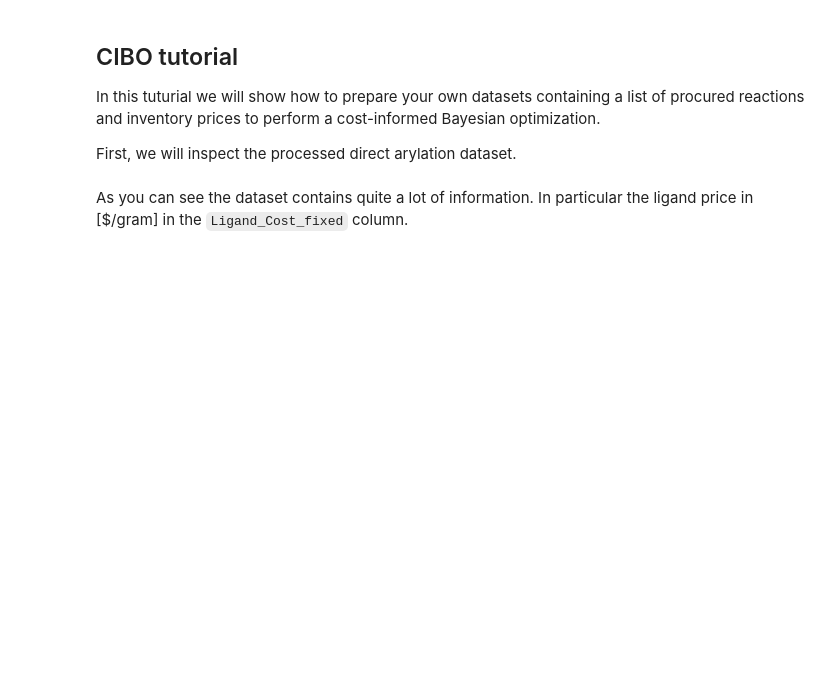
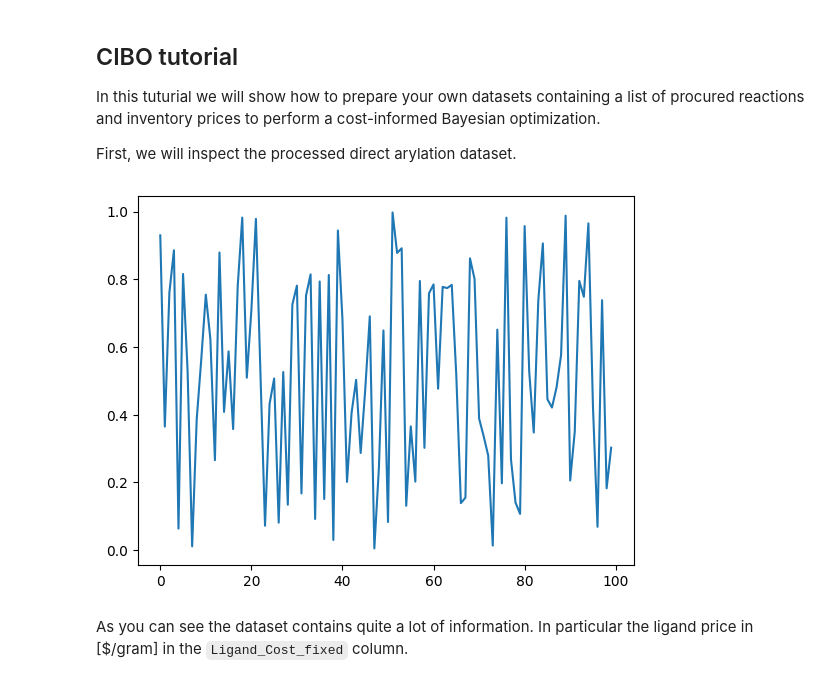
Before and after one commit to lcmd-epfl/cibo, a Jupyter notebook: tutorial.ipynb, the cells around one changed output. Saved outputs shown, nothing was run; the diff lists cells and outputs as text; code cells hidden in the pictures; blank space fills up the shorter version.

```diff
--- a/tutorial.ipynb
+++ b/tutorial.ipynb
@@ -29,6 +31,14 @@ from experiments import (
 
 
 reaction_data = directaryl()
+# %%
+
+import matplotlib.pyplot as plt
+
+plt.plot(np.arange(0, 100), np.random.rand(100))
+plt.show()
+# %% [output]
+[figure, added]
 # %% [markdown]
 As you can see the dataset contains quite a lot of information. In particular the ligand price in [$/gram] in the `Ligand_Cost_fixed` column.
 # %%
```
Also changed, not shown: parts of 5 cells of this notebook, 1 other file.
